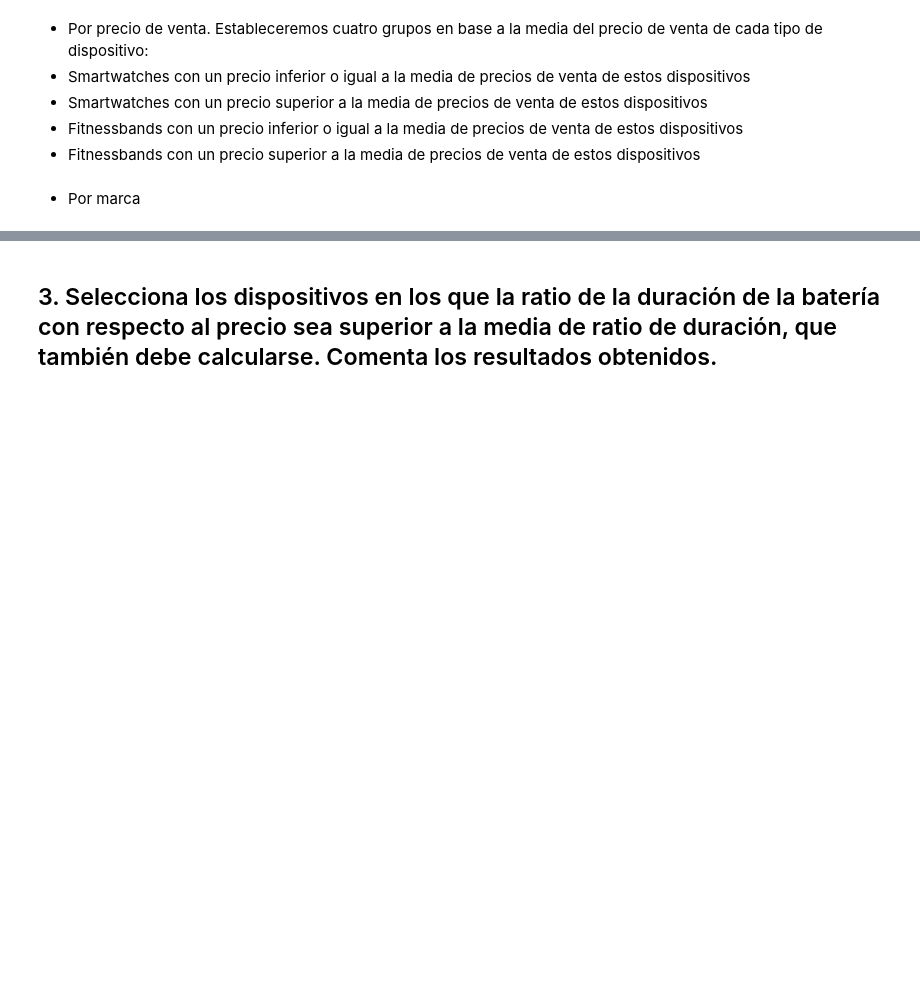
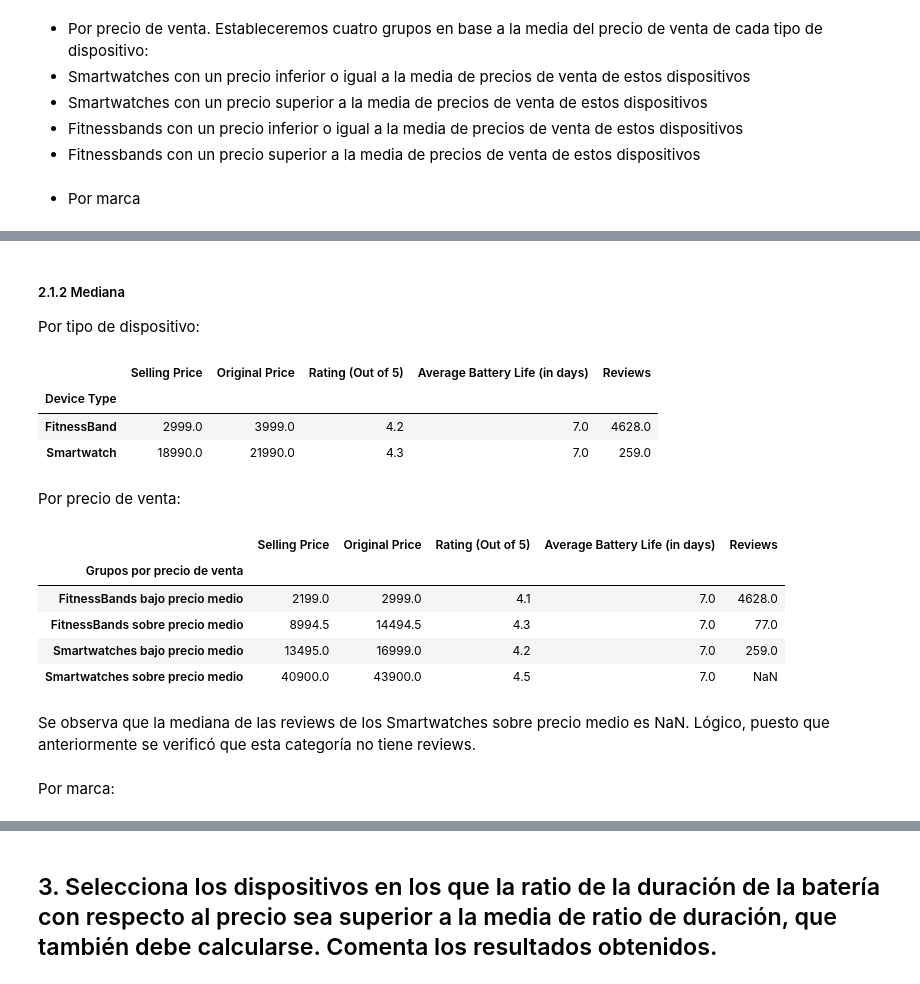
Before and after one commit to afercaceres/Fitness_Trackers, a Jupyter notebook: practica_python.ipynb, the cells around one changed output, grey strips where cells are left out. Cells and saved outputs as stored; diff of their text form; code cells hidden in the pictures; blank space fills up the shorter version.

```diff
--- a/practica_python.ipynb
+++ b/practica_python.ipynb
@@ -377,0 +305,42 @@ TODO: Conclusiones
+# %% [markdown]
+##### 2.1.2 Mediana
+
+Por tipo de dispositivo:
+# %%
+medianaPorTipo = datosFilt.groupby("Device Type").median()
+medianaPorTipo
+# %% [output]
+|  | Selling Price | Original Price | Rating (Out of 5) | Average Battery Life (in days) | Reviews |
+| Device Type |  |  |  |  |  |
+| FitnessBand | 2999.0 | 3999.0 | 4.2 | 7.0 | 4628.0 |
+| Smartwatch | 18990.0 | 21990.0 | 4.3 | 7.0 | 259.0 |
+# %% [markdown]
+Por precio de venta:
+# %%
+medianaswBajoMedia = datosFilt.loc[swBajoMedia].groupby("Device Type").median()
+medianaswBajoMedia.rename(index={'Smartwatch': 'Smartwatches bajo precio medio'}, inplace=True)
+
+medianaswSobreMedia = datosFilt.loc[swSobreMedia].groupby("Device Type").median()
+medianaswSobreMedia.rename(index={'Smartwatch': 'Smartwatches sobre precio medio'}, inplace=True)
+
+medianafbBajoMedia = datosFilt.loc[fbBajoMedia].groupby("Device Type").median()
+medianafbBajoMedia.rename(index={'FitnessBand': 'FitnessBands bajo precio medio'}, inplace=True)
+
+medianafbSobreMedia = datosFilt.loc[fbSobreMedia].groupby("Device Type").median()
+medianafbSobreMedia.rename(index={'FitnessBand': 'FitnessBands sobre precio medio'}, inplace=True)
+
+medianaPorPrecio = medianafbBajoMedia.append(medianafbSobreMedia).append(medianaswBajoMedia).append(medianaswSobreMedia)
+medianaPorPrecio.index.names = ['Grupos por precio de venta']
+
+medianaPorPrecio
+# %% [output]
+|  | Selling Price | Original Price | Rating (Out of 5) | Average Battery Life (in days) | Reviews |
+| Grupos por precio de venta |  |  |  |  |  |
+| FitnessBands bajo precio medio | 2199.0 | 2999.0 | 4.1 | 7.0 | 4628.0 |
+| FitnessBands sobre precio medio | 8994.5 | 14494.5 | 4.3 | 7.0 | 77.0 |
+| Smartwatches bajo precio medio | 13495.0 | 16999.0 | 4.2 | 7.0 | 259.0 |
+| Smartwatches sobre precio medio | 40900.0 | 43900.0 | 4.5 | 7.0 | NaN |
+# %% [markdown]
+Se observa que la mediana de las reviews de los Smartwatches sobre precio medio es NaN. Lógico, puesto que anteriormente se verificó que esta categoría no tiene reviews.
+# %% [markdown]
+Por marca:
```
Also changed, not shown: parts of 69 cells of this notebook.
